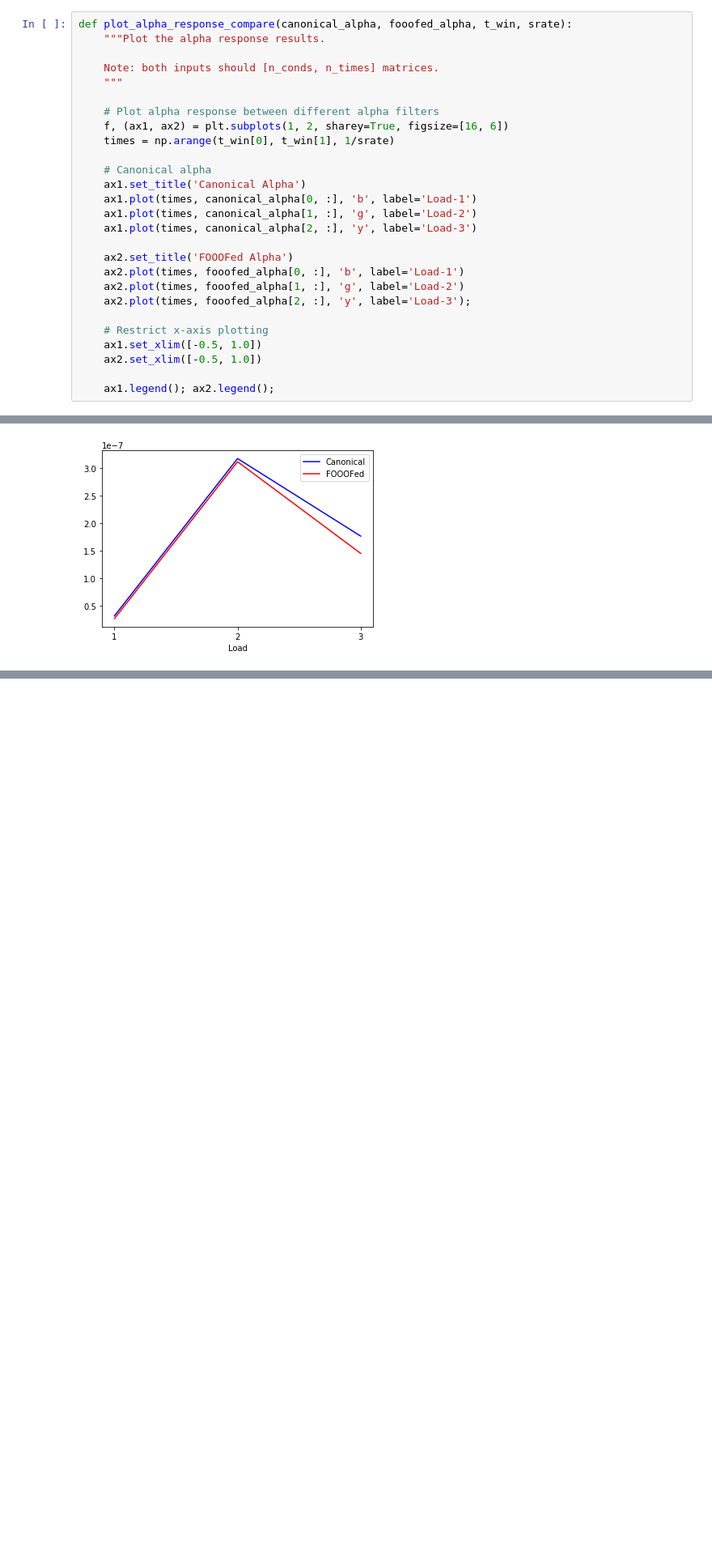
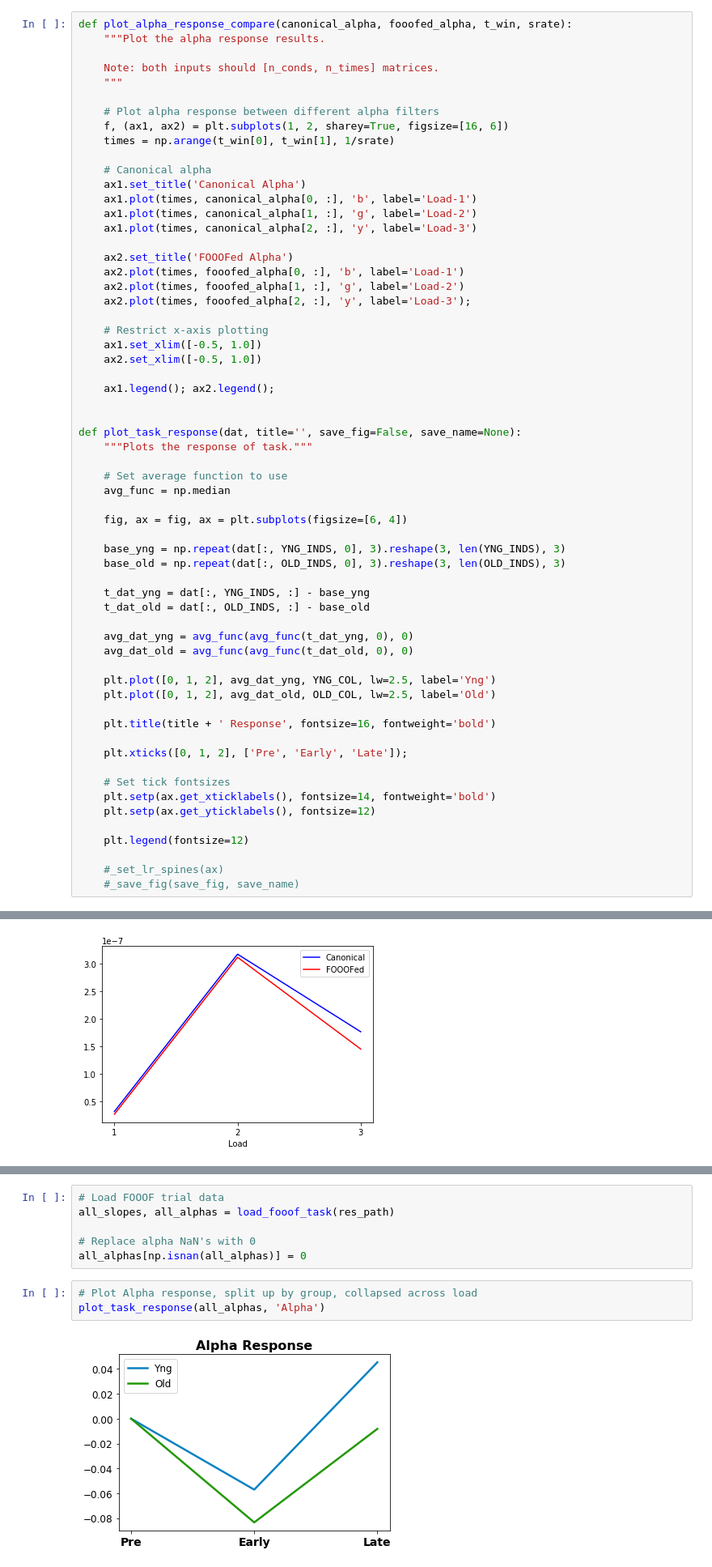
Before and after one commit to TomDonoghue/EEGparam, a Jupyter notebook: notebooks/zOldAnalysis.ipynb, the cells around one changed output, grey strips where cells are left out. Shown at 81% size. Saved outputs shown, nothing was run; the diff lists cells and outputs as text; blank space fills up the shorter version.

```diff
--- a/notebooks/zOldAnalysis.ipynb
+++ b/notebooks/zOldAnalysis.ipynb
@@ -48,3 +52,37 @@ def plot_alpha_response_compare(canonical_alpha, fooofed_alpha, t_win, srate):
     ax2.set_xlim([-0.5, 1.0])
 
     ax1.legend(); ax2.legend();
+
+
+def plot_task_response(dat, title='', save_fig=False, save_name=None):
+    """Plots the response of task."""
+
+    # Set average function to use
+    avg_func = np.median
+
+    fig, ax = fig, ax = plt.subplots(figsize=[6, 4])
+
+    base_yng = np.repeat(dat[:, YNG_INDS, 0], 3).reshape(3, len(YNG_INDS), 3)
+    base_old = np.repeat(dat[:, OLD_INDS, 0], 3).reshape(3, len(OLD_INDS), 3)
+
+    t_dat_yng = dat[:, YNG_INDS, :] - base_yng
+    t_dat_old = dat[:, OLD_INDS, :] - base_old
+
+    avg_dat_yng = avg_func(avg_func(t_dat_yng, 0), 0)
+    avg_dat_old = avg_func(avg_func(t_dat_old, 0), 0)
+
+    plt.plot([0, 1, 2], avg_dat_yng, YNG_COL, lw=2.5, label='Yng')
+    plt.plot([0, 1, 2], avg_dat_old, OLD_COL, lw=2.5, label='Old')
+
+    plt.title(title + ' Response', fontsize=16, fontweight='bold')
+
+    plt.xticks([0, 1, 2], ['Pre', 'Early', 'Late']);
+
+    # Set tick fontsizes
+    plt.setp(ax.get_xticklabels(), fontsize=14, fontweight='bold')
+    plt.setp(ax.get_yticklabels(), fontsize=12)
+
+    plt.legend(fontsize=12)
+
+    #_set_lr_spines(ax)
+    #_save_fig(save_fig, save_name)
@@ -105,0 +148,11 @@ plt.legend();
+# %%
+# Load FOOOF trial data
+all_slopes, all_alphas = load_fooof_task(res_path)
+
+# Replace alpha NaN's with 0
+all_alphas[np.isnan(all_alphas)] = 0
+# %%
+# Plot Alpha response, split up by group, collapsed across load
+plot_task_response(all_alphas, 'Alpha')
+# %% [output]
+[figure, added]
```
Also changed, not shown: parts of 18 cells of this notebook, 5 other files.
